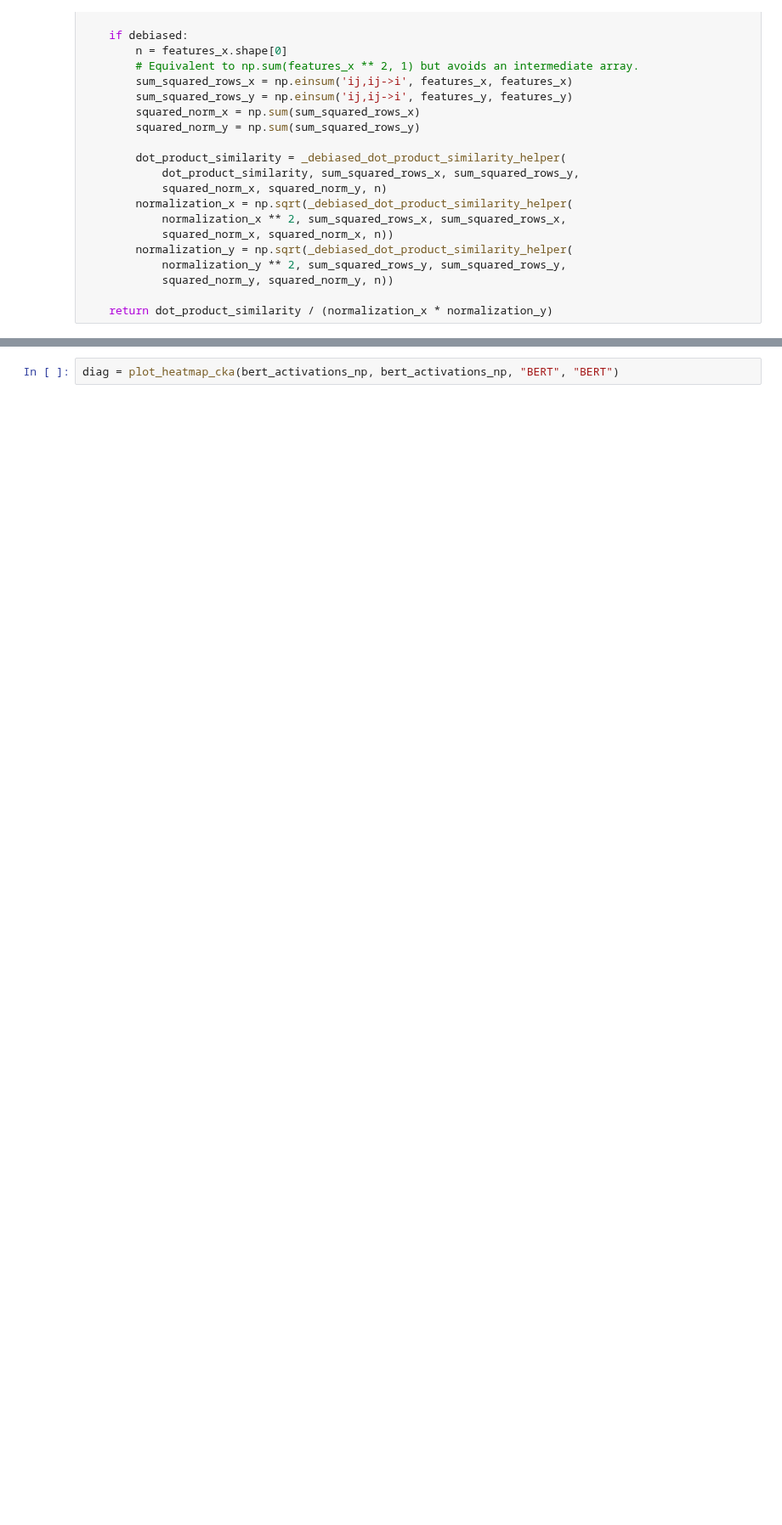
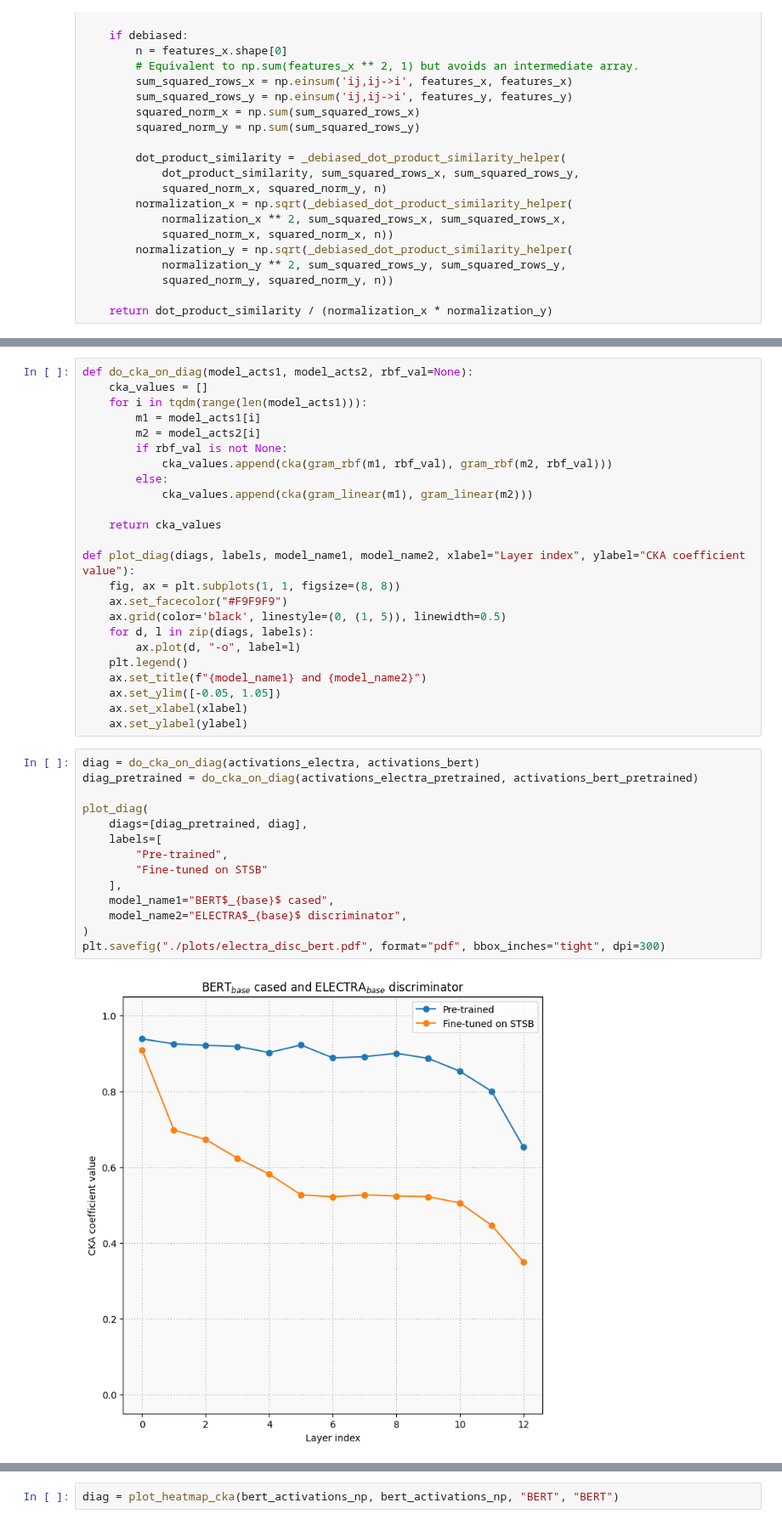
Before and after one commit to ir2718/similarity-embedding-quality, a Jupyter notebook: notebooks/representation_similarity.ipynb, the cells around one changed output, grey strips where cells are left out. Shown at 85% size. Cells and saved outputs as stored; diff of their text form; blank space fills up the shorter version.

```diff
--- a/notebooks/representation_similarity.ipynb
+++ b/notebooks/representation_similarity.ipynb
@@ -372,0 +398,40 @@ electra_activations_gen_np.shape, electra_activations_np.shape, bert_activations
+# %%
+def do_cka_on_diag(model_acts1, model_acts2, rbf_val=None):
+    cka_values = []
+    for i in tqdm(range(len(model_acts1))):
+        m1 = model_acts1[i]
+        m2 = model_acts2[i]
+        if rbf_val is not None:
+            cka_values.append(cka(gram_rbf(m1, rbf_val), gram_rbf(m2, rbf_val)))
+        else:
+            cka_values.append(cka(gram_linear(m1), gram_linear(m2)))
+
+    return cka_values
+
+def plot_diag(diags, labels, model_name1, model_name2, xlabel="Layer index", ylabel="CKA coefficient value"):
+    fig, ax = plt.subplots(1, 1, figsize=(8, 8))
+    ax.set_facecolor("#F9F9F9")
+    ax.grid(color='black', linestyle=(0, (1, 5)), linewidth=0.5)
+    for d, l in zip(diags, labels):
+        ax.plot(d, "-o", label=l)
+    plt.legend()
+    ax.set_title(f"{model_name1} and {model_name2}")
+    ax.set_ylim([-0.05, 1.05])
+    ax.set_xlabel(xlabel)
+    ax.set_ylabel(ylabel)
+# %%
+diag = do_cka_on_diag(activations_electra, activations_bert)
+diag_pretrained = do_cka_on_diag(activations_electra_pretrained, activations_bert_pretrained)
+
+plot_diag(
+    diags=[diag_pretrained, diag],
+    labels=[
+        "Pre-trained",
+        "Fine-tuned on STSB"
+    ],
+    model_name1="BERT$_{base}$ cased",
+    model_name2="ELECTRA$_{base}$ discriminator",
+)
+plt.savefig("./plots/electra_disc_bert.pdf", format="pdf", bbox_inches="tight", dpi=300)
+# %% [output]
+[figure, added]
```
Also changed, not shown: parts of 23 cells of this notebook.
